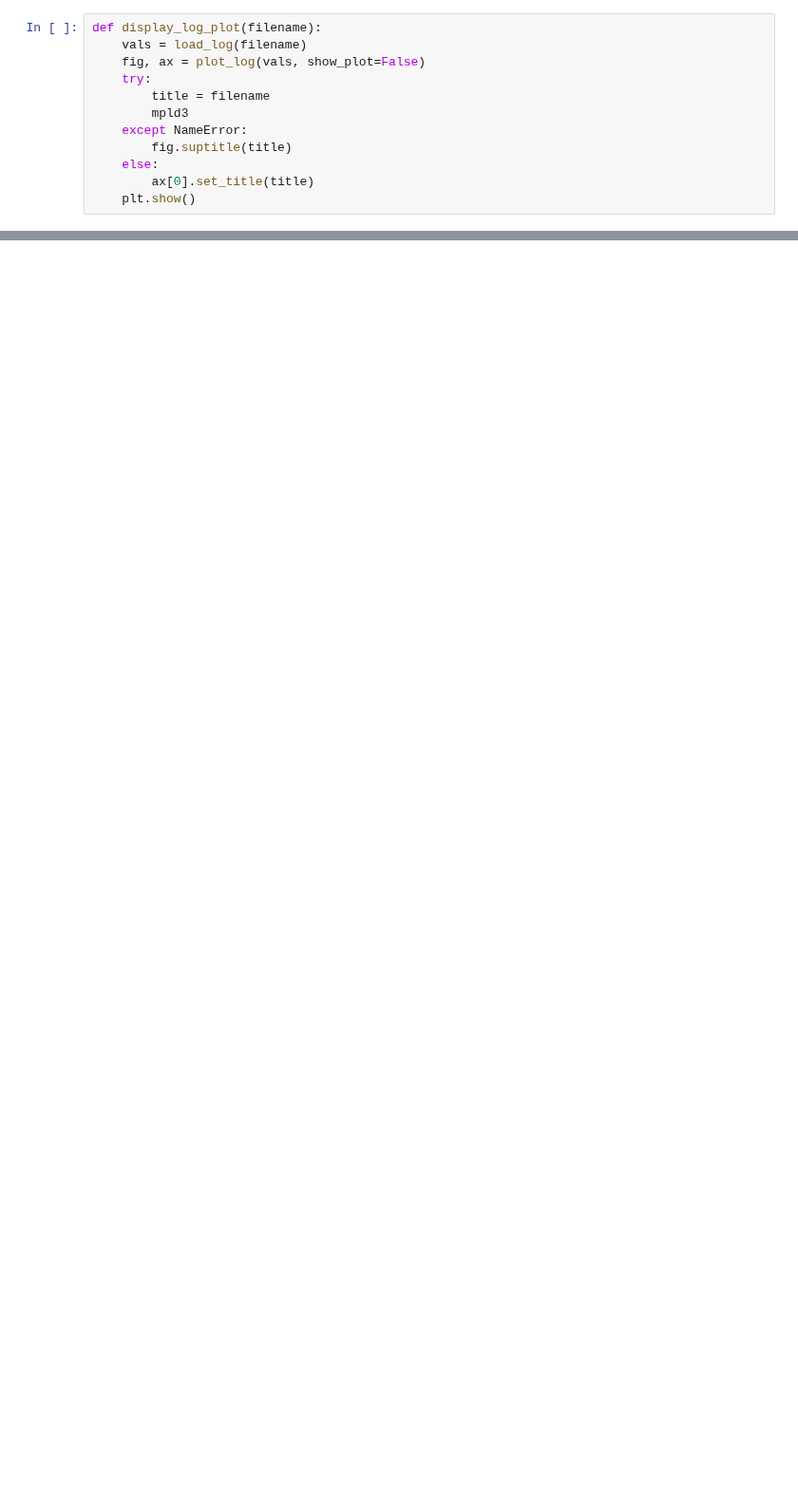
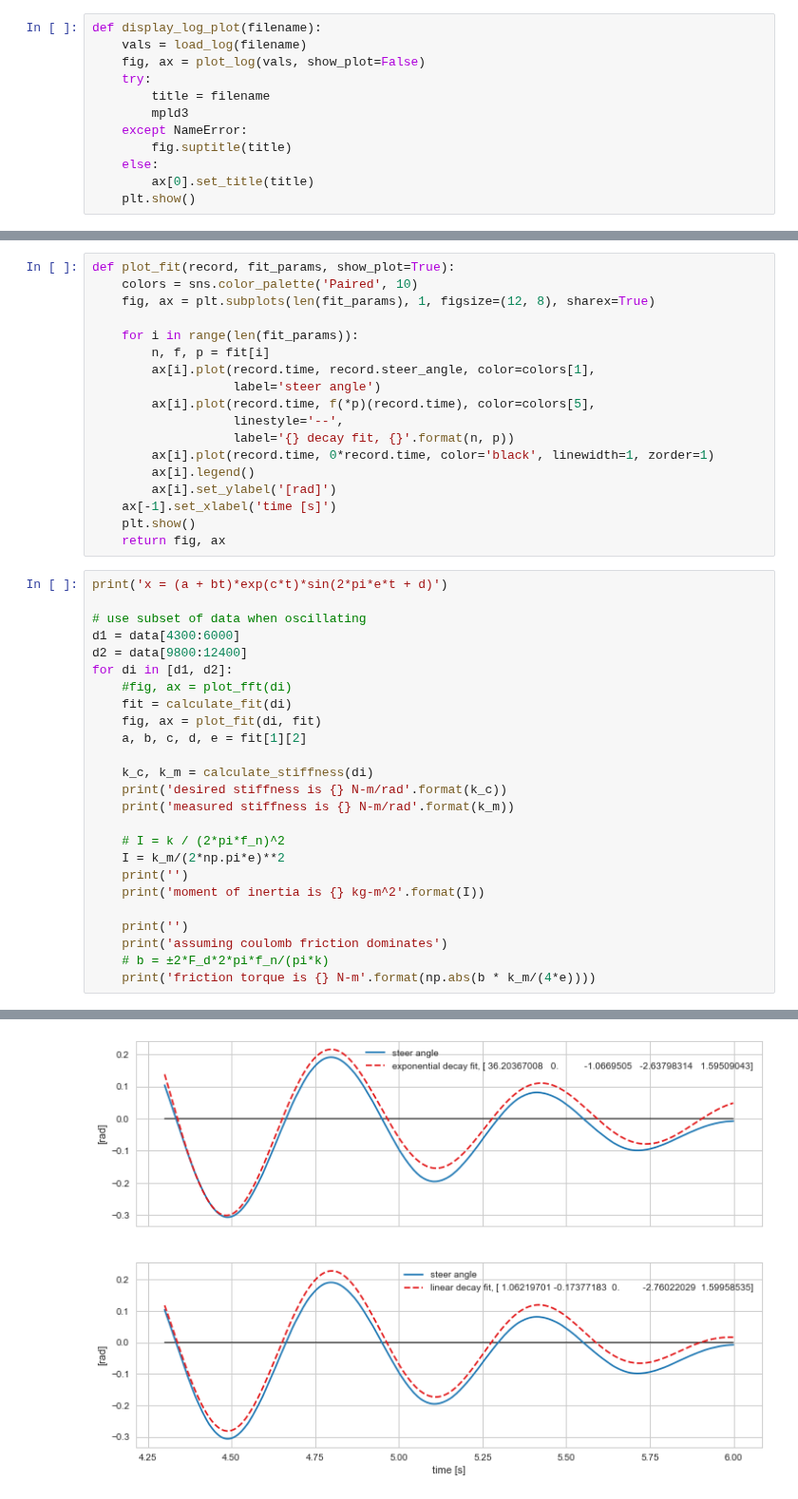
Before and after one commit to oliverlee/phobos, a Jupyter notebook: projects/limtoc/check_model_parameters.ipynb, the cells around one changed output, grey strips where cells are left out. Shown at 95% size. Cells and saved outputs as stored; diff of their text form; blank space fills up the shorter version.

Commit message:
Calculate stiffness, inertia, friction in notebook

```diff
--- a/projects/limtoc/check_model_parameters.ipynb
+++ b/projects/limtoc/check_model_parameters.ipynb
@@ -104,0 +158,44 @@ running limtoc 626a9c2, k =    3.140
+# %%
+def plot_fit(record, fit_params, show_plot=True):
+    colors = sns.color_palette('Paired', 10)
+    fig, ax = plt.subplots(len(fit_params), 1, figsize=(12, 8), sharex=True)
+
+    for i in range(len(fit_params)):
+        n, f, p = fit[i]
+        ax[i].plot(record.time, record.steer_angle, color=colors[1],
+                   label='steer angle')
+        ax[i].plot(record.time, f(*p)(record.time), color=colors[5],
+                   linestyle='--',
+                   label='{} decay fit, {}'.format(n, p))
+        ax[i].plot(record.time, 0*record.time, color='black', linewidth=1, zorder=1)
+        ax[i].legend()
+        ax[i].set_ylabel('[rad]')
+    ax[-1].set_xlabel('time [s]')
+    plt.show()
+    return fig, ax
+# %%
+print('x = (a + bt)*exp(c*t)*sin(2*pi*e*t + d)')
+
+# use subset of data when oscillating
+d1 = data[4300:6000]
+d2 = data[9800:12400]
+for di in [d1, d2]:
+    #fig, ax = plot_fft(di)
+    fit = calculate_fit(di)
+    fig, ax = plot_fit(di, fit)
+    a, b, c, d, e = fit[1][2]
+
+    k_c, k_m = calculate_stiffness(di)
+    print('desired stiffness is {} N-m/rad'.format(k_c))
+    print('measured stiffness is {} N-m/rad'.format(k_m))
+
+    # I = k / (2*pi*f_n)^2
+    I = k_m/(2*np.pi*e)**2
+    print('')
+    print('moment of inertia is {} kg-m^2'.format(I))
+
+    print('')
+    print('assuming coulomb friction dominates')
+    # b = ±2*F_d*2*pi*f_n/(pi*k)
+    print('friction torque is {} N-m'.format(np.abs(b * k_m/(4*e))))
+# %% [output]
@@ -104,0 +203 @@ running limtoc 626a9c2, k =    3.140
+[figure, added]
```
Also changed, not shown: parts of 7 cells of this notebook.
